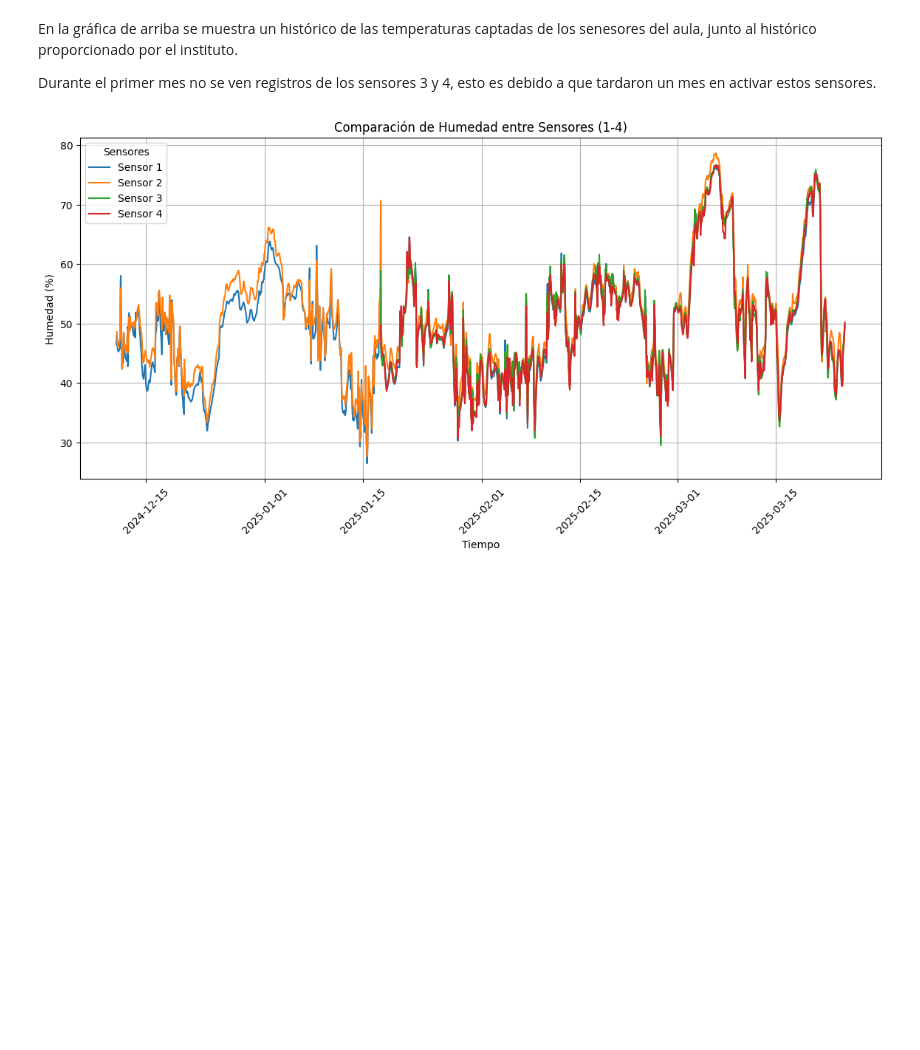
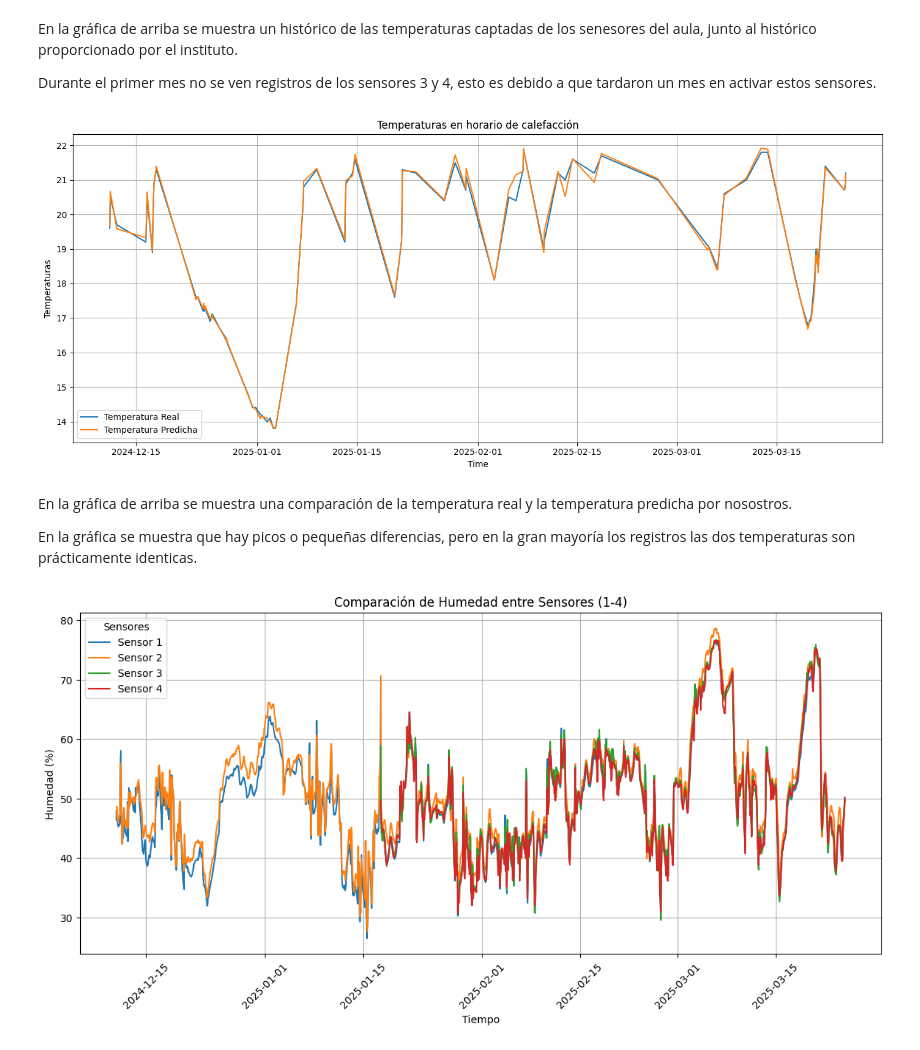
Before and after one commit to JHYouness/Mislata_proyecto, a Jupyter notebook: docs/Gráficas/Gráficas.ipynb, the cells around one changed output. Saved outputs shown, nothing was run; the diff lists cells and outputs as text; code cells hidden in the pictures; blank space fills up the shorter version.

```diff
--- a/docs/Gráficas/Gráficas.ipynb
+++ b/docs/Gráficas/Gráficas.ipynb
@@ -28,6 +28,34 @@ plt.show()
 En la gráfica de arriba se muestra un histórico de las temperaturas captadas de los senesores del aula, junto al histórico proporcionado por el instituto.
 
 Durante el primer mes no se ven registros de los sensores 3 y 4, esto es debido a que tardaron un mes en activar estos sensores.
+# %%
+import matplotlib.pyplot as plt
+import pandas as pd
+
+df = pd.read_csv('/content/predicciones_se_abrira.csv')
+
+df = df.sort_values(by='time')
+
+# Plot
+df["time"] = pd.to_datetime(df["time"])
+plt.figure(figsize=(14, 6))
+plt.plot(df["time"], df['temperatura_calefaccion_y'], label='Temperatura Real')
+plt.plot(df["time"], df['temperatura_predicha'], label='Temperatura Predicha')
+
+
+plt.xlabel('Time')
+plt.ylabel('Temperaturas')
+plt.title('Temperaturas en horario de calefacción')
+plt.legend()
+plt.grid(True)
+plt.tight_layout()
+plt.show()
+# %% [output]
+[figure, added]
+# %% [markdown]
+En la gráfica de arriba se muestra una comparación de la temperatura real y la temperatura predicha por nosostros.
+
+En la gráfica se muestra que hay picos o pequeñas diferencias, pero en la gran mayoría los registros las dos temperaturas son prácticamente identicas.
 # %%
 import pandas as pd
 import matplotlib.pyplot as plt
```
